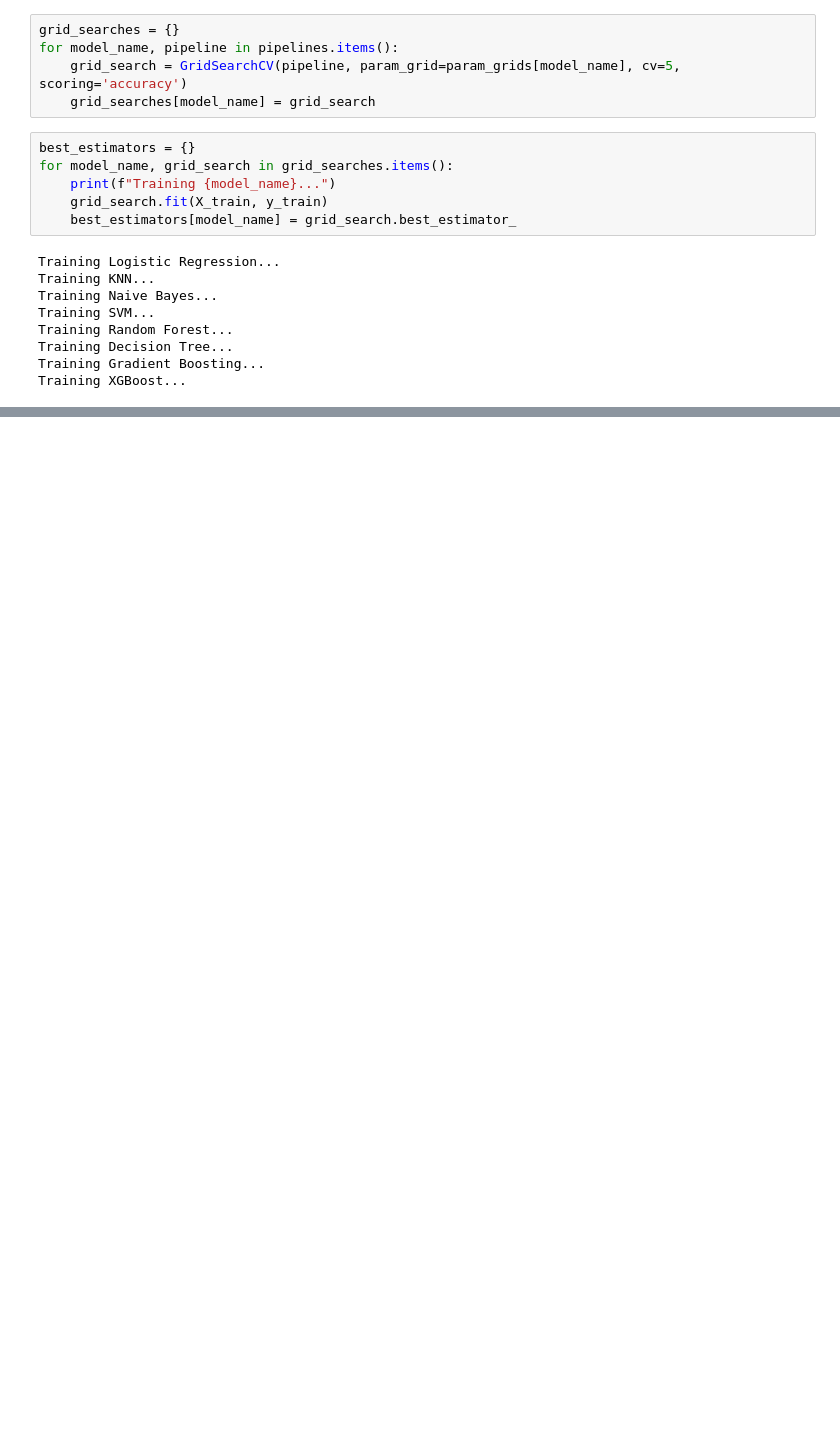
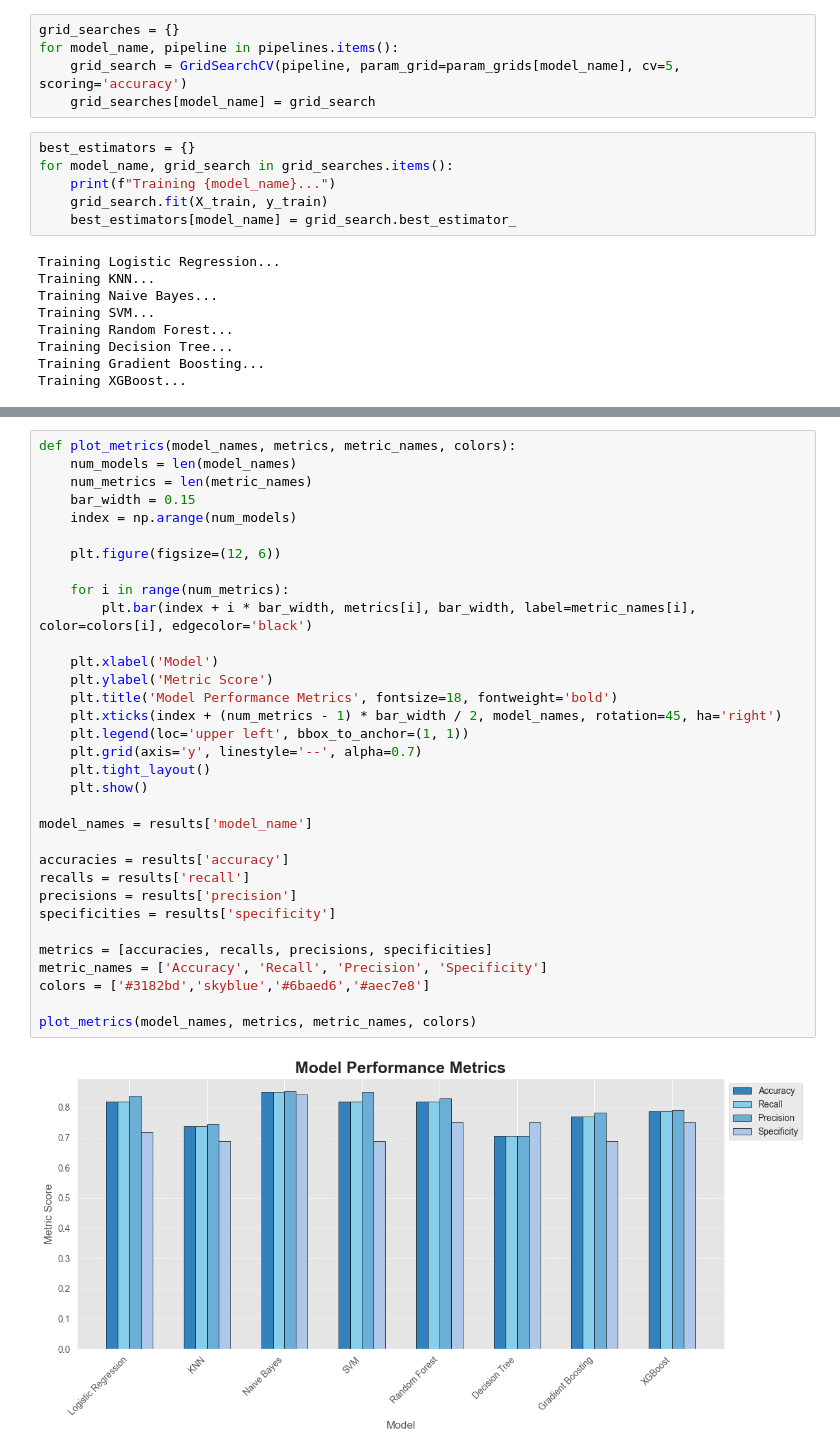
Before and after one commit to Nazgul773/heart_disease_detection, a Jupyter notebook: heart_disease_detection.ipynb, the cells around one changed output, grey strips where cells are left out. Drawn from its saved outputs; the diff is of its cells as text; blank space fills up the shorter version.

```diff
--- a/heart_disease_detection.ipynb
+++ b/heart_disease_detection.ipynb
@@ -298,0 +348,35 @@ weighted avg       0.79      0.79      0.79        61
+# %%
+def plot_metrics(model_names, metrics, metric_names, colors):
+    num_models = len(model_names)
+    num_metrics = len(metric_names)
+    bar_width = 0.15
+    index = np.arange(num_models)
+
+    plt.figure(figsize=(12, 6))
+
+    for i in range(num_metrics):
+        plt.bar(index + i * bar_width, metrics[i], bar_width, label=metric_names[i], color=colors[i], edgecolor='black')
+
+    plt.xlabel('Model')
+    plt.ylabel('Metric Score')
+    plt.title('Model Performance Metrics', fontsize=18, fontweight='bold')
+    plt.xticks(index + (num_metrics - 1) * bar_width / 2, model_names, rotation=45, ha='right')
+    plt.legend(loc='upper left', bbox_to_anchor=(1, 1))
+    plt.grid(axis='y', linestyle='--', alpha=0.7)
+    plt.tight_layout()
+    plt.show()
+
+model_names = results['model_name']
+
+accuracies = results['accuracy']
+recalls = results['recall']
+precisions = results['precision']
+specificities = results['specificity']
+
+metrics = [accuracies, recalls, precisions, specificities]
+metric_names = ['Accuracy', 'Recall', 'Precision', 'Specificity']
+colors = ['#3182bd','skyblue','#6baed6','#aec7e8']
+
+plot_metrics(model_names, metrics, metric_names, colors)
+# %% [output]
+[figure, added]
```
Also changed, not shown: parts of 11 cells of this notebook, 2 other files.
